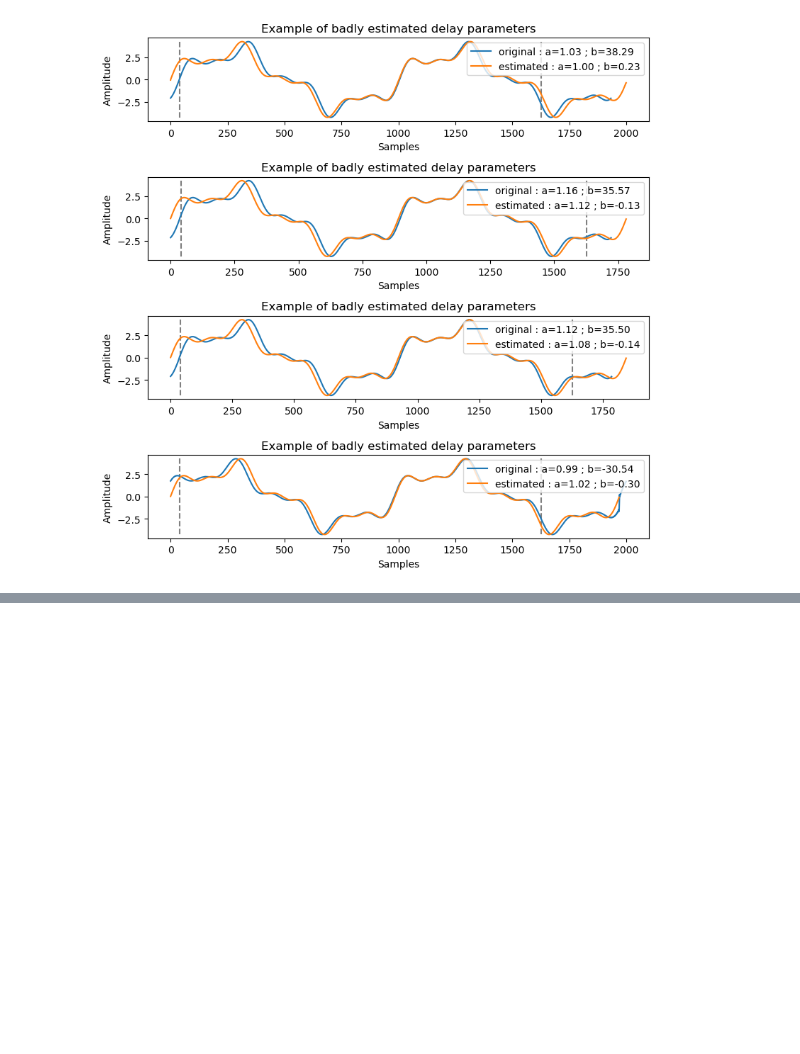
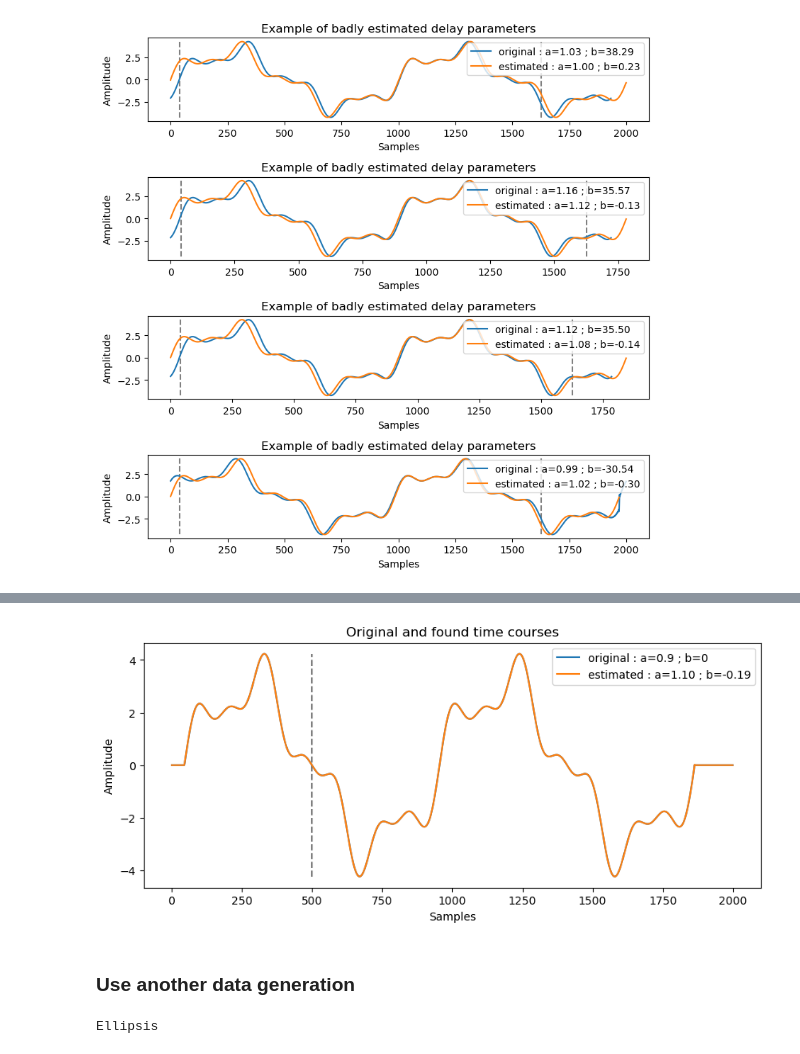
Before and after one commit to AmbroiseHeurtebise/internship_m2, a Jupyter notebook: lbfgsb_plots/lbfgsb_constant_cumulative_delays.ipynb, the cells around one changed output, grey strips where cells are left out. Drawn from its saved outputs; the diff is of its cells as text; code cells hidden in the pictures; blank space fills up the shorter version.

Commit message:
Update LBFGSB

```diff
--- a/lbfgsb_plots/lbfgsb_constant_cumulative_delays.ipynb
+++ b/lbfgsb_plots/lbfgsb_constant_cumulative_delays.ipynb
@@ -326,0 +364,22 @@ Remarks:
+# %%
+# rewrite LBFGSB function with t0
+def estimate_const_cumul_delays_t0(s_ind, s_avg, a_max=1.2, b_max=40, t0=0, maxiter=100):
+    t_min = int(b_max)
+    t_max = int(len(s) / a_max - b_max)
+
+    def loss_function(a_b):
+        a, b = a_b[0], a_b[1]
+        # s_avg_ab = create_delayed_signal_jax(s=s_avg, a=a, b=b)
+        s_avg_ab = create_delayed_signal_t0_jax(s=s_avg, a=a, b=b, t0=t0)
+        loss = jnp.linalg.norm(s_ind[t_min: t_max] - s_avg_ab[t_min: t_max])
+        return loss
+
+    init_params = jnp.array([1., 0.])  # initialization is a=1 and b=0
+    bounds_ab = (jnp.array([1/a_max, -b_max]), jnp.array([a_max, b_max]))
+    solver = jaxopt.LBFGSB(fun=loss_function, maxiter=maxiter)
+    ab, _ = solver.run(init_params, bounds=bounds_ab)
+    a, b = ab[0], ab[1]
+
+    return a, b
+
+a_res_t0, b_res_t0 = estimate_const_cumul_delays_t0(s_t0, s, t0=t0)
@@ -326,0 +392,21 @@ Remarks:
+# %%
+# plot
+plt.subplots(figsize=(10, 4))
+plt.plot(s_t0, label=f'original : a={a1} ; b={b1}')
+plt.plot(s_res_t0, label=f'estimated : a={a_res_t0:.2f} ; b={b_res_t0:.2f}')
+plt.vlines(x=t0, ymin=np.min(s), ymax=np.max(s), linestyles='--', colors='grey')
+plt.legend()
+plt.title("Original and found time courses")
+plt.xlabel("Samples")
+plt.ylabel("Amplitude")
+plt.show()
+# %% [output]
+[figure, added]
+# %% [markdown]
+### Use another data generation
+# %%
+from multiviewica_delay import generate_data
+
+...
+# %% [output]
+Ellipsis
```
Also changed, not shown: parts of 6 cells of this notebook, 2 other files.
